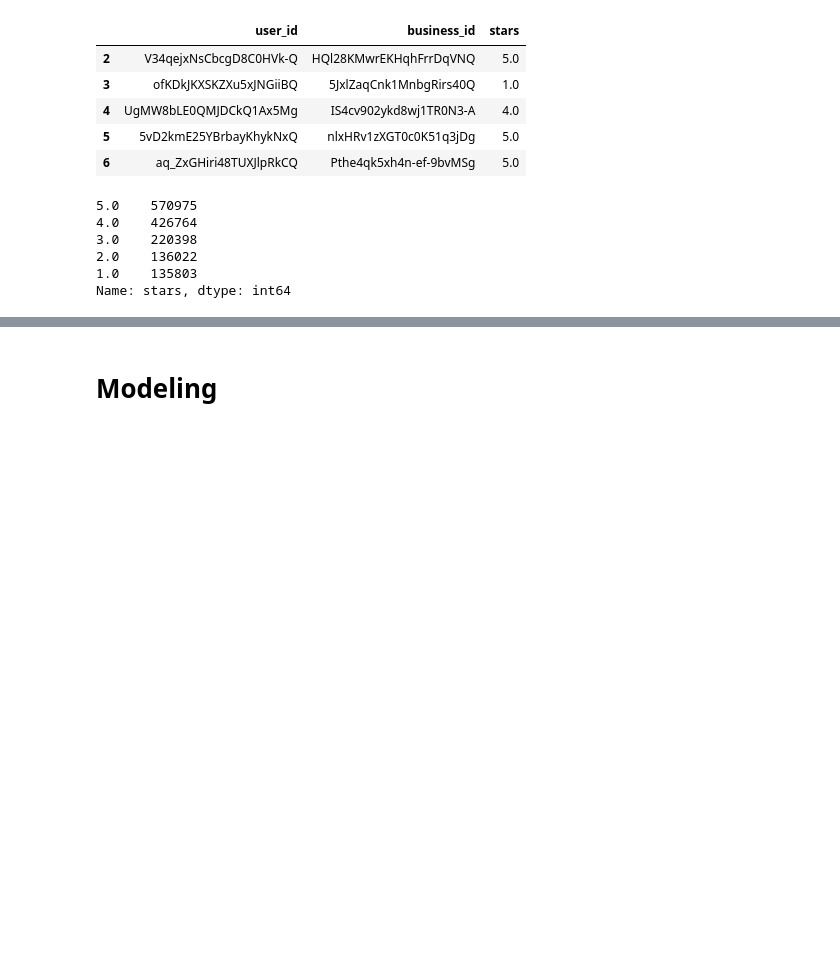
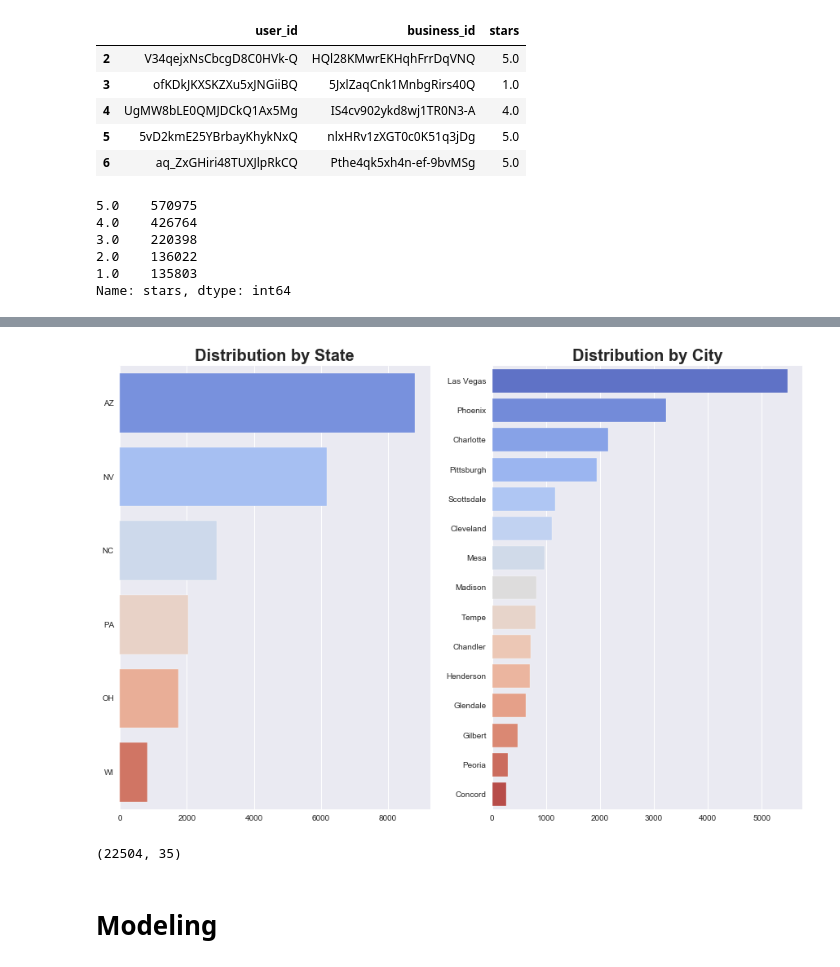
Before and after one commit to dhcho0622/COVID-19-Traveling-Project, a Jupyter notebook: Recommendation System.ipynb, the cells around one changed output, grey strips where cells are left out. Drawn from its saved outputs; the diff is of its cells as text; code cells hidden in the pictures; blank space fills up the shorter version.

```diff
--- a/Recommendation System.ipynb
+++ b/Recommendation System.ipynb
@@ -251,3 +272,24 @@ Name: stars, dtype: int64
+# %%
+f,ax = plt.subplots(1,2, figsize=(15,10))
+ax1,ax2, = ax.flatten()
+state1 = dfb['state'].value_counts()
+
+sns.barplot(state1, state1.index, palette = 'coolwarm', ax =ax1)
+ax1.set_xlabel('')
+ax1.set_title('Distribution by State',fontweight='bold', fontsize=(20))
+
+city1 = dfb['city'].value_counts()[:15]
+
+sns.barplot(city1, city1.index, palette = 'coolwarm', ax =ax2)
+ax2.set_xlabel('')
+ax2.set_title('Distribution by City',fontweight='bold', fontsize=(20));
+# plt.savefig('Distibution_by_State_City_edited.png')
+# %% [output]
+[figure, added]
+# %%
+dfb.shape
+# %% [output]
+(22504, 35)
 # %% [markdown]
 # Modeling
 # %%
```
Also changed, not shown: parts of 19 cells of this notebook, 1 other file.
